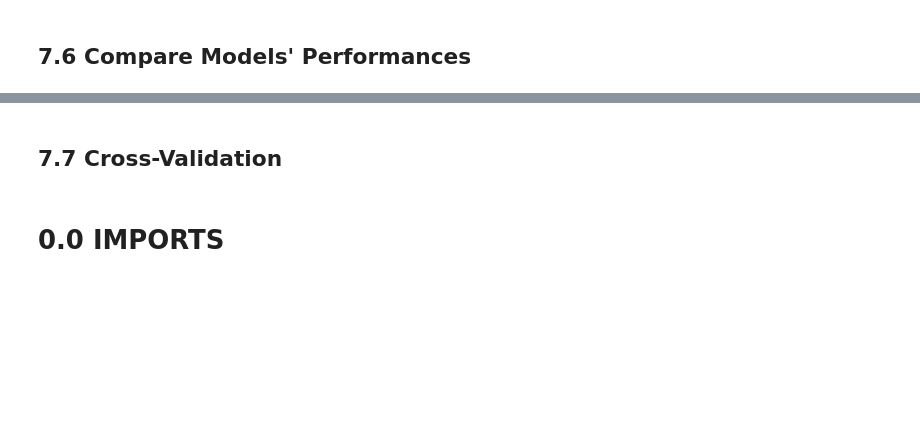
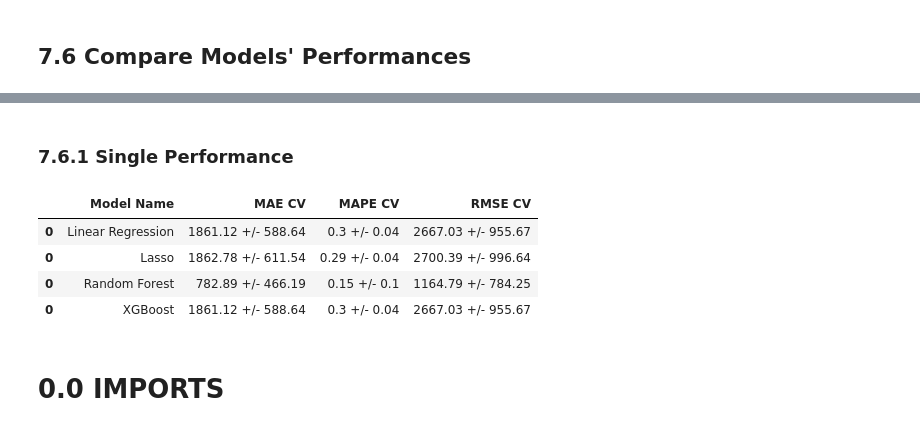
Before and after one commit to victor-bongestab/Rossman-Stores-Sales, a Jupyter notebook: v01_rossman-stores-sales.ipynb, the cells around one changed output, grey strips where cells are left out. Cells and saved outputs as stored; diff of their text form; code cells hidden in the pictures; blank space fills up the shorter version.

Commit message:
Finished: ML models tests

```diff
--- a/v01_rossman-stores-sales.ipynb
+++ b/v01_rossman-stores-sales.ipynb
@@ -1138,0 +1611,4 @@ lr_result
+# %%
+model = LinearRegression()
+lr_result_cv = cross_validation_timeseries( x_training, 5, 'Linear Regression', model )
+lr_result_cv
@@ -1150,0 +1635,4 @@ lrr_result
+# %%
+model = Lasso( alpha=0.01 )
+lrr_result_cv = cross_validation_timeseries( x_training, 5, 'Lasso', model )
+lrr_result_cv
@@ -1165,0 +1659,4 @@ rf_result
+# %%
+model = RandomForestRegressor( n_estimators=50, n_jobs=-1, random_state=42 )
+rf_result_cv = cross_validation_timeseries( x_training, 5, 'Random Forest', model )
+rf_result_cv
@@ -1184,0 +1690,9 @@ xgb_result
+# %%
+model = xgb.XGBRegressor( objective='reg:squarederror',
+                          n_estimators=1000,
+                          eta=0.01,
+                          max_depth=10,
+                          subsample=0.7,
+                          colsample_bytee=0.9 ).fit( x_train_ml, y_train )
+xgb_result_cv = cross_validation_timeseries( x_training, 5, 'XGBoost', model )
+xgb_result_cv
@@ -1190,5 +1716,14 @@ modeling_result.sort_values( 'RMSE' )
-# %% [markdown]
-## 7.7 Cross-Validation
+# %% [markdown]
+### 7.6.1 Single Performance
+# %%
+modeling_result = pd.concat( [ lr_result_cv, lrr_result_cv, rf_result_cv, xgb_result_cv ] )
+modeling_result
+# %% [output]
+|  | Model Name | MAE CV | MAPE CV | RMSE CV |
+| 0 | Linear Regression | 1861.12 +/- 588.64 | 0.3 +/- 0.04 | 2667.03 +/- 955.67 |
+| 0 | Lasso | 1862.78 +/- 611.54 | 0.29 +/- 0.04 | 2700.39 +/- 996.64 |
+| 0 | Random Forest | 782.89 +/- 466.19 | 0.15 +/- 0.1 | 1164.79 +/- 784.25 |
+| 0 | XGBoost | 1861.12 +/- 588.64 | 0.3 +/- 0.04 | 2667.03 +/- 955.67 |
 # %% [markdown]
 # 0.0 IMPORTS
 # %% [markdown]
```
Also changed, not shown: parts of 78 cells of this notebook.
